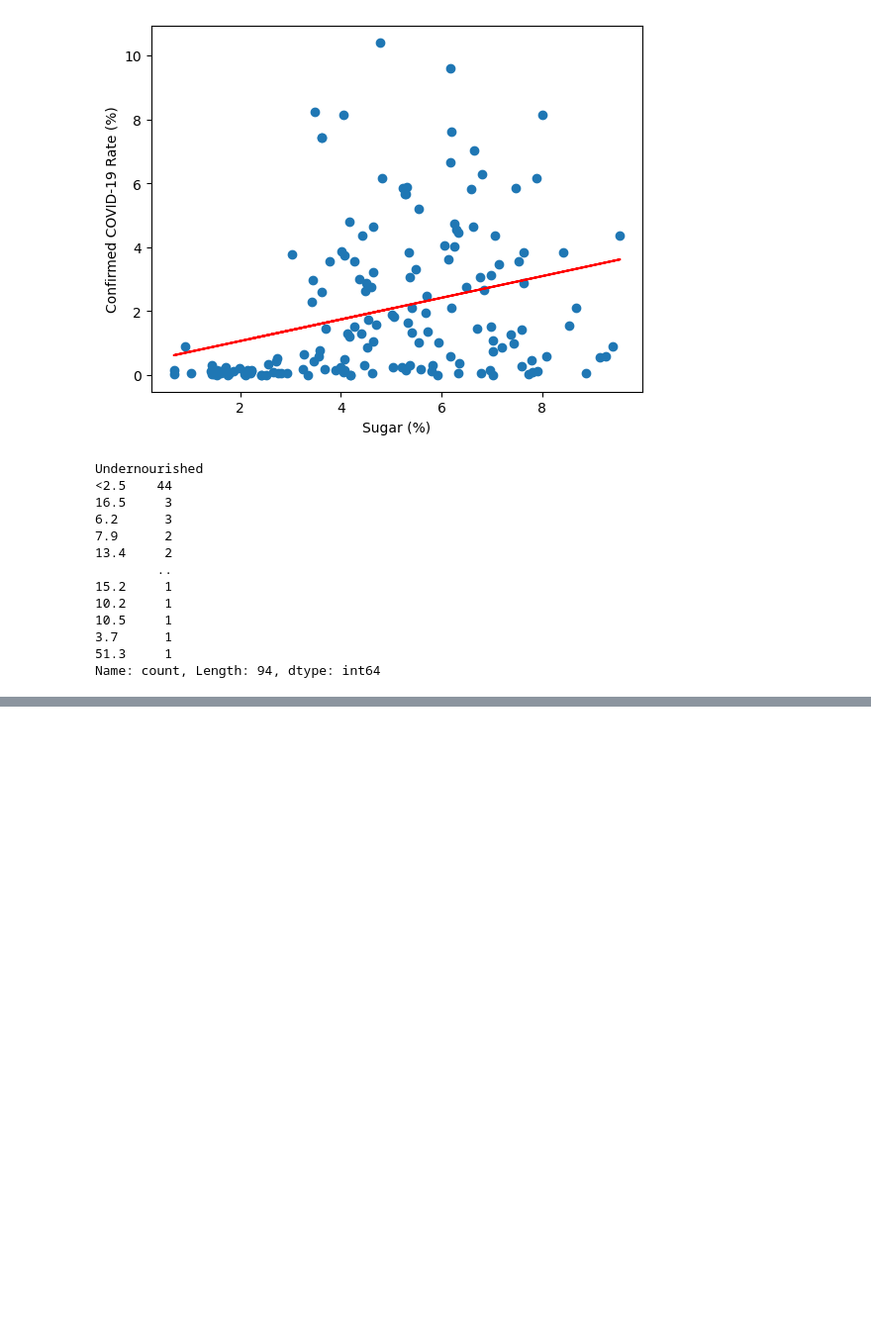
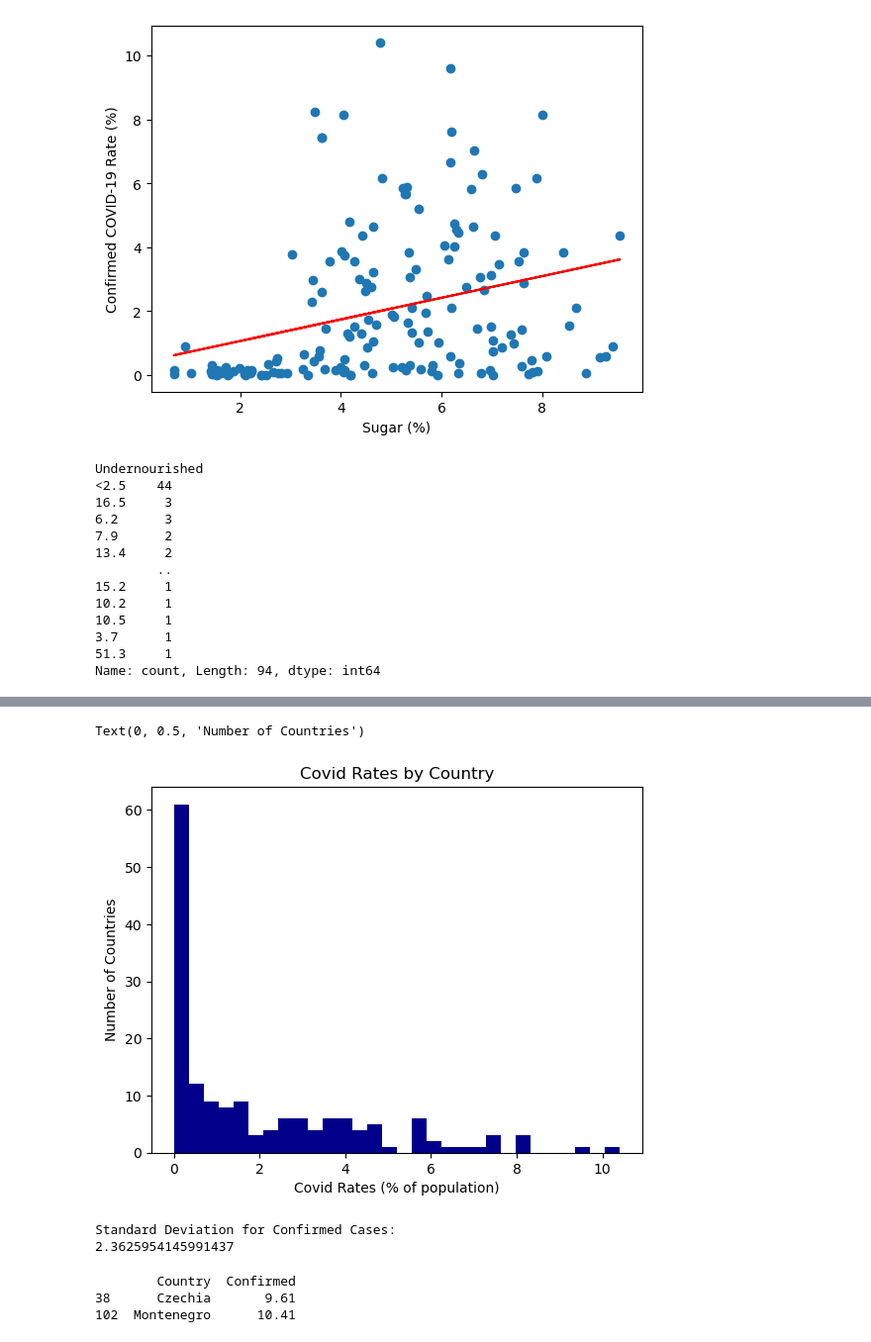
Before and after one commit to Knowmad211/UCB_Project_1, a Jupyter notebook: Anthony_EDA.ipynb, the cells around one changed output, grey strips where cells are left out. Shown at 99% size. Drawn from its saved outputs; the diff is of its cells as text; code cells hidden in the pictures; blank space fills up the shorter version.

```diff
--- a/Anthony_EDA.ipynb
+++ b/Anthony_EDA.ipynb
@@ -176,0 +177,50 @@ df["Undernourished"].hist(bins=30)
+# %%
+## Iris's section
+# clean covid data for histogram
+df = fat_data.copy()
+
+# Replace 'NA' with NaN (missing data)
+df['Confirmed'] = df['Confirmed'].replace('NA', pd.NA, regex=True)
+
+# Convert the column to numeric and round to 2 decimal points
+df['Confirmed'] = pd.to_numeric(df['Confirmed'], errors='coerce')
+df['Confirmed'] = df['Confirmed'].round(2)
+# %%
+# create histogram of covid rates
+plt.hist(df['Confirmed'], bins=30, color='darkblue')
+plt.title('Covid Rates by Country')
+plt.xlabel('Covid Rates (% of population)')
+plt.ylabel('Number of Countries')
+# %% [output]
+Text(0, 0.5, 'Number of Countries')
+[figure, added]
+# %%
+# Calculate the standard deviation for confirmed cases
+std_dev_value = df['Confirmed'].std()
+
+# Print the result
+print('Standard Deviation for Confirmed Cases:')
+print(std_dev_value)
+# %% [output]
+Standard Deviation for Confirmed Cases:
+2.3625954145991437
+# %%
+# find the outliers
+# Calculate Q1, Q3, and IQR
+Q1 = df['Confirmed'].quantile(0.25)
+Q3 = df['Confirmed'].quantile(0.75)
+IQR = Q3 - Q1
+
+# Define the threshold for outliers
+lower_threshold = Q1 - 1.5 * IQR
+upper_threshold = Q3 + 1.5 * IQR
+
+# Identify outliers
+outliers = df[(df['Confirmed'] < lower_threshold) | (df['Confirmed'] > upper_threshold)]
+
+# Print the result
+print(outliers[['Country', 'Confirmed']])
+# %% [output]
+        Country  Confirmed
+38      Czechia       9.61
+102  Montenegro      10.41
```
Also changed, not shown: parts of 5 cells of this notebook.
